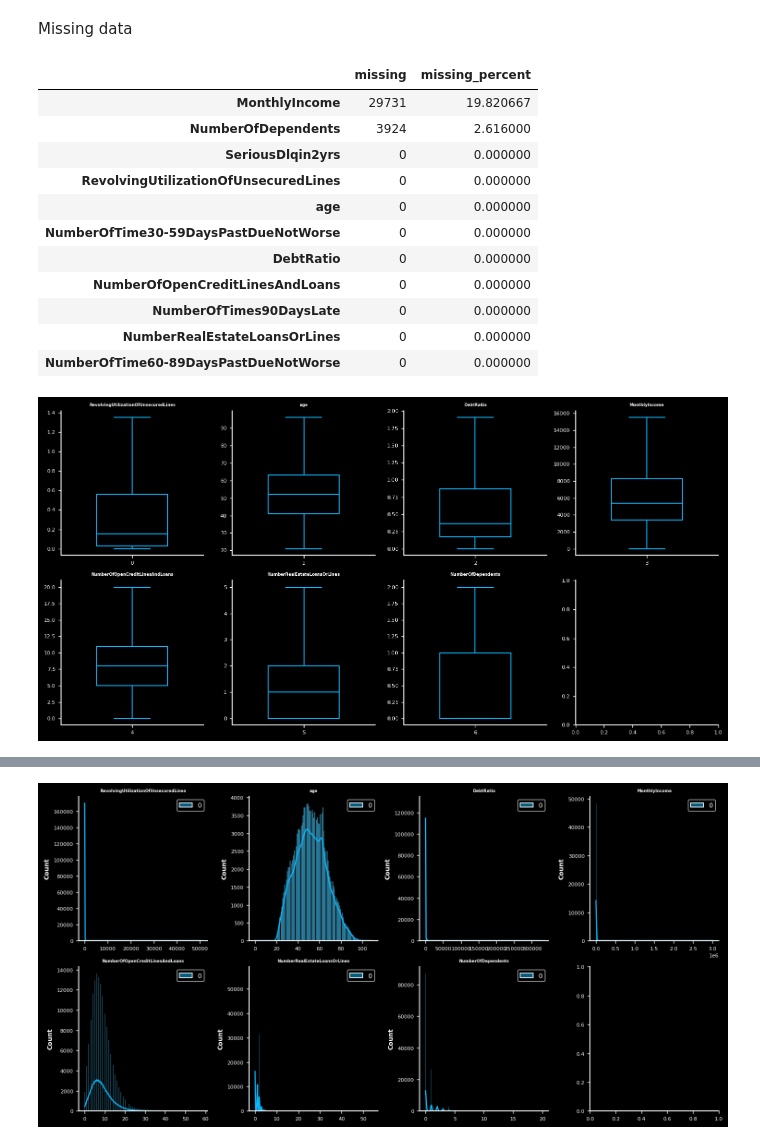
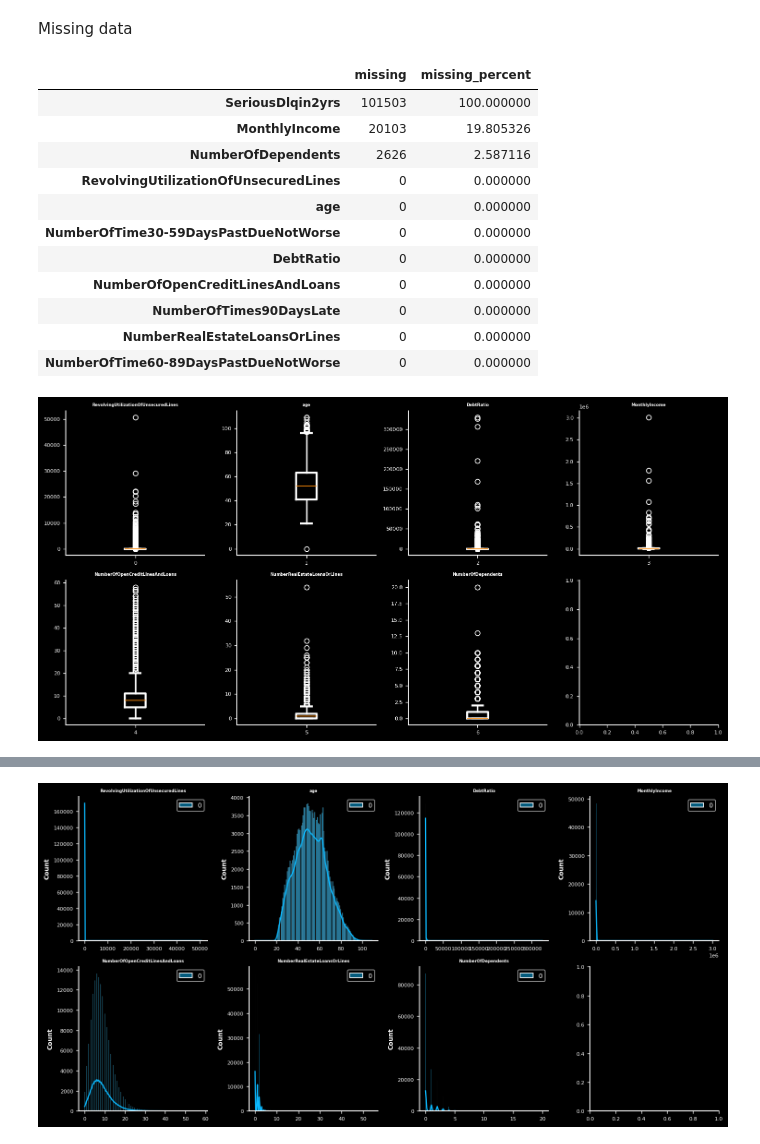
Before and after one commit to SethSullivan/learning, a Jupyter notebook: finance/give_me_some_credit/data_exploration.ipynb, the cells around one changed output, grey strips where cells are left out. Drawn from its saved outputs; the diff is of its cells as text; code cells hidden in the pictures.

Commit message:
seeing what test data looks like

```diff
--- a/finance/give_me_some_credit/data_exploration.ipynb
+++ b/finance/give_me_some_credit/data_exploration.ipynb
@@ -100,8 +100,8 @@ train_pd.describe()
 # %% [markdown]
 Missing data
 # %%
-rows = len(train_pd)
-missing = train_pd.isna().sum()
+rows = len(test_pd)
+missing = test_pd.isna().sum()
 missing_percent = missing / rows * 100
 missing_df = pd.DataFrame({"missing": missing, "missing_percent": missing_percent})
 missing_df.sort_values("missing", ascending=False, inplace=True)
@@ -109,9 +109,9 @@ missing_df.sort_values("missing", ascending=False, inplace=True)
 display(missing_df)
 # %% [output]
 |  | missing | missing_percent |
-| MonthlyIncome | 29731 | 19.820667 |
-| NumberOfDependents | 3924 | 2.616000 |
-| SeriousDlqin2yrs | 0 | 0.000000 |
+| SeriousDlqin2yrs | 101503 | 100.000000 |
+| MonthlyIncome | 20103 | 19.805326 |
+| NumberOfDependents | 2626 | 2.587116 |
 | RevolvingUtilizationOfUnsecuredLines | 0 | 0.000000 |
 | age | 0 | 0.000000 |
 | NumberOfTime30-59DaysPastDueNotWorse | 0 | 0.000000 |
@@ -123,18 +123,18 @@ display(missing_df)
 # %%
 # Boxplots of continuous data
 fig, axes = plt.subplots(2, 4, figsize=(12, 6))
 
 xlocs = np.arange(0, len(continuous_cols), 1)
 for i, col in enumerate(continuous_cols):
     ax = axes.flatten()[i]
-    data = train.select(pl.col(col))
-    dv.boxplot(ax, data=data, x=xlocs[i])
+    data = train.select(pl.col(col)).drop_nulls()
+    ax.boxplot(data.to_numpy().flatten(), positions=[xlocs[i]])
     ax.set_title(col, fontsize=5)
 
 plt.tight_layout()
 plt.show()
 # %% [output]
-[figure, old version]
+[figure, new version]
 # %%
 # Boxplots of categorial data
 fig, axes = plt.subplots(2, 2, figsize=(12, 6))
```
Also changed, not shown: parts of 1 cell of this notebook.
